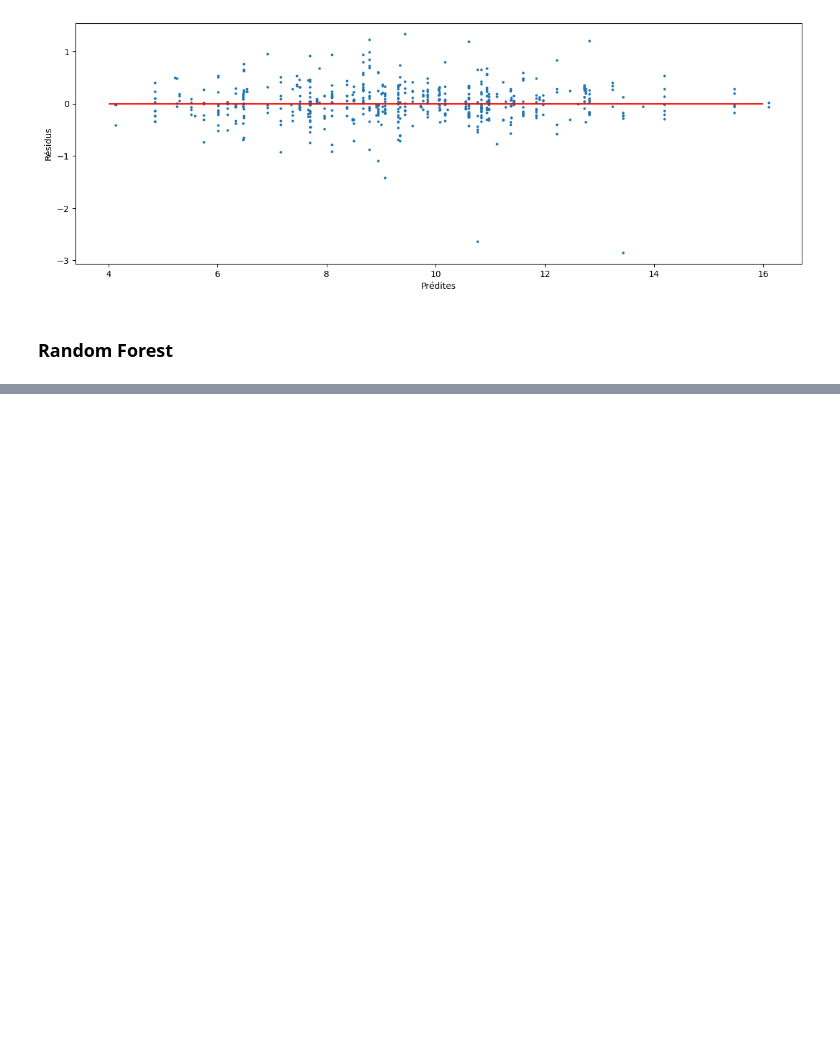
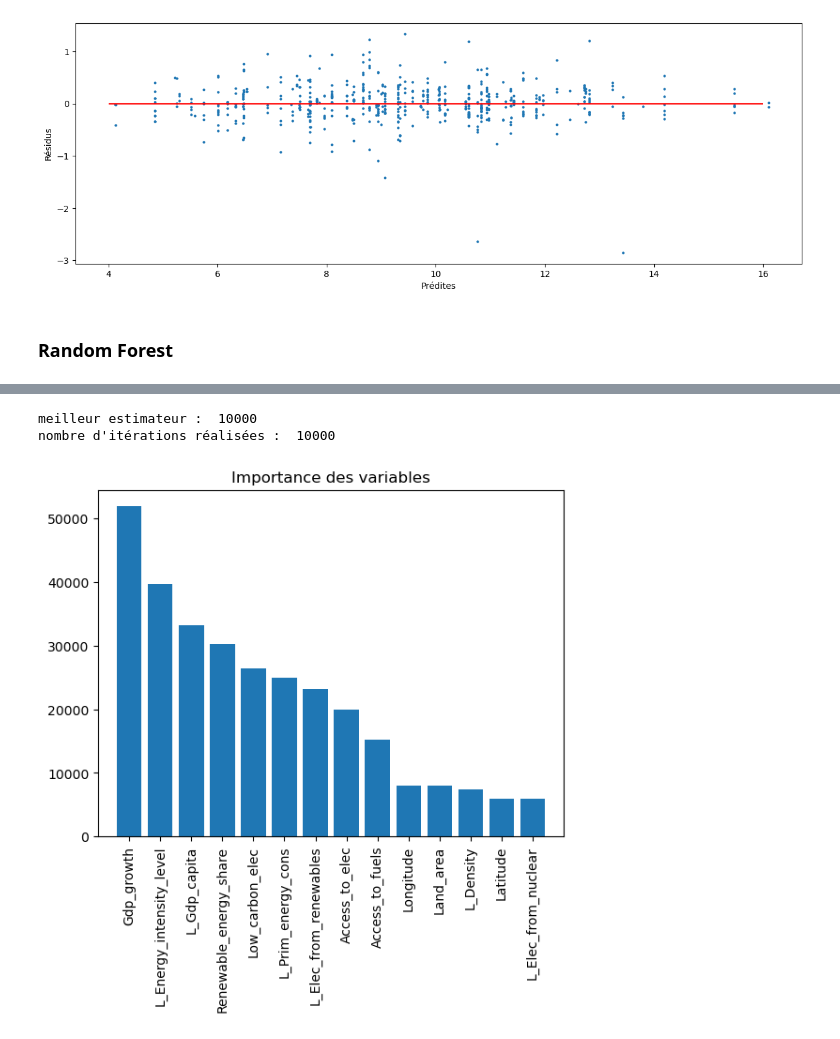
Before and after one commit to PaolaDeTruchis/MachineLearning, a Jupyter notebook: Projet_ML_Python.ipynb, the cells around one changed output, grey strips where cells are left out. Cells and saved outputs as stored; diff of their text form; code cells hidden in the pictures; blank space fills up the shorter version.

```diff
--- a/Projet_ML_Python.ipynb
+++ b/Projet_ML_Python.ipynb
@@ -1051,0 +1054,45 @@ ValueError: shape mismatch: objects cannot be broadcast to a single shape.  Mism
+# %%
+import lightgbm as lgb
+from sklearn.model_selection import KFold
+
+params = {
+    'objective': 'regression',
+    'metric': 'l2',
+    'num_leaves': 31,
+    'learning_rate': 0.03,
+    'min_data_in_leaf': 5,
+    'n_estimators':10000,
+    'verbose': -1
+}
+
+boost_reg = lgb.LGBMRegressor(**params)
+
+regOpt_boost = boost_reg.fit(Xr_train, CO2_train)
+
+CO2_pred_boost = boost_reg.predict(Xr_test)
+
+MSE_boost = mean_squared_error(CO2_test, CO2_pred_boost)
+R2_boost = r2_score(CO2_test,CO2_pred_boost)
+
+# Résidus :
+residuals_boost = CO2_test - CO2_pred_boost
+# %%
+print("meilleur estimateur : ",regOpt_boost.n_estimators_)
+print("nombre d'itérations réalisées : ",regOpt_boost.n_iter_)
+# %% [output]
+meilleur estimateur :  10000
+nombre d'itérations réalisées :  10000
+# %%
+# Importance décroissante des variables
+importances = regOpt_boost.feature_importances_
+indices = np.argsort(importances)[::-1]
+
+# Graphe des importances
+plt.figure()
+plt.title("Importance des variables")
+plt.bar(range(14), importances[indices])
+plt.xticks(range(14), dataQuant.columns[indices],rotation=90)
+plt.xlim([-1, 14])
+plt.show()
+# %% [output]
+[figure, added]
```
Also changed, not shown: parts of 25 cells of this notebook.
